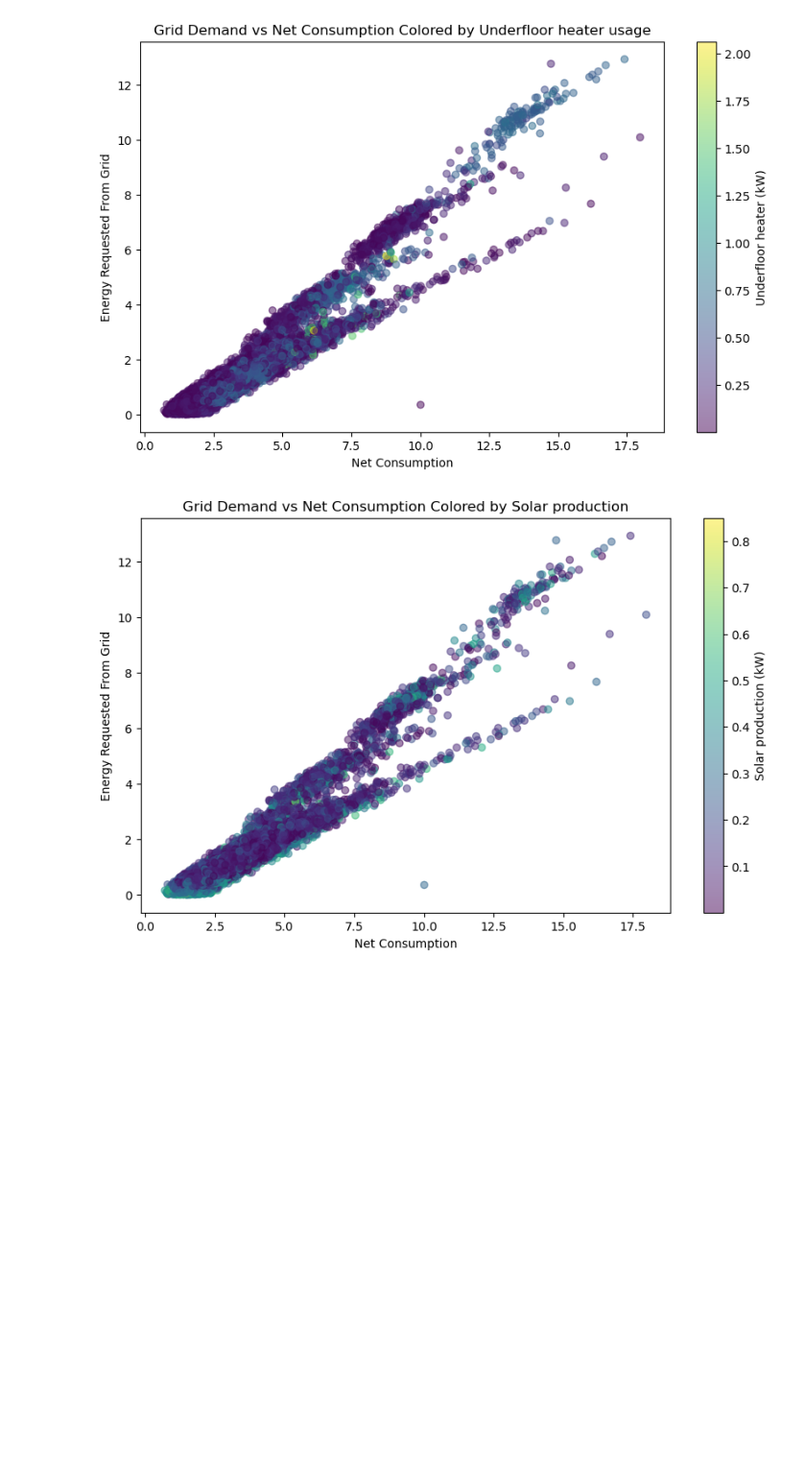
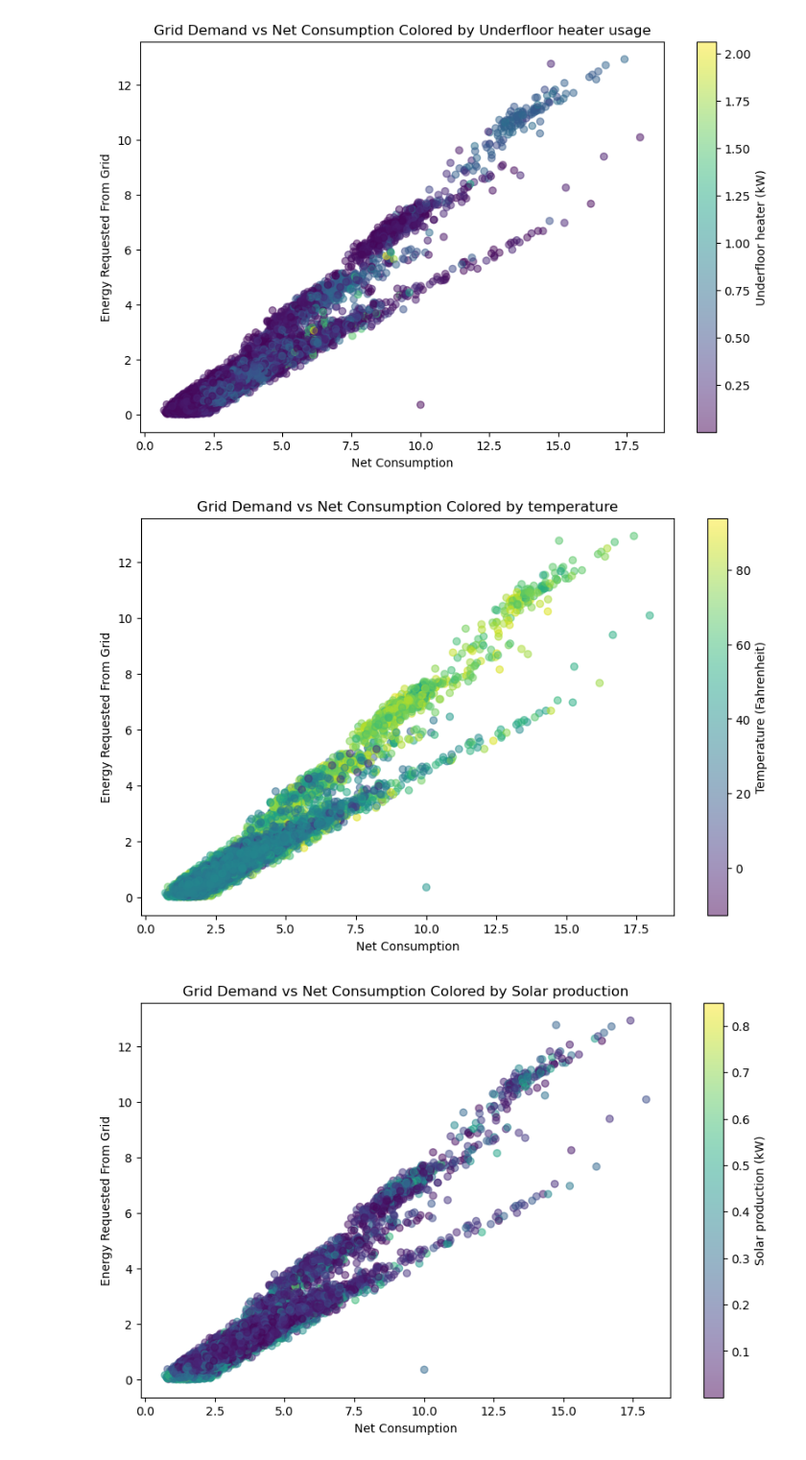
Before and after one commit to FredericoFerri/household_consumption_ml, a Jupyter notebook: notebooks/01_eda.ipynb, the cells around one changed output. Shown at 96% size. Saved outputs shown, nothing was run; the diff lists cells and outputs as text; code cells hidden in the pictures; blank space fills up the shorter version.

```diff
--- a/notebooks/01_eda.ipynb
+++ b/notebooks/01_eda.ipynb
@@ -419,6 +435,25 @@ plt.title("Grid Demand vs Net Consumption Colored by Underfloor heater usage")
 plt.show()
 # %% [output]
 [figure]
+# %%
+plt.figure(figsize=(10, 6))
+
+scatter = plt.scatter(
+    df["net_consumption"],
+    df["EnergyRequestedFromGrid_kW_"],
+    c=df["temperature"],
+    alpha=0.5
+)
+
+plt.colorbar(scatter, label="Temperature (Fahrenheit)")
+
+plt.xlabel("Net Consumption")
+plt.ylabel("Energy Requested From Grid")
+plt.title("Grid Demand vs Net Consumption Colored by temperature")
+
+plt.show()
+# %% [output]
+[figure, added]
 # %%
 plt.figure(figsize=(10, 6))
 
```
Also changed, not shown: parts of 1 cell of this notebook, 4 other files.
